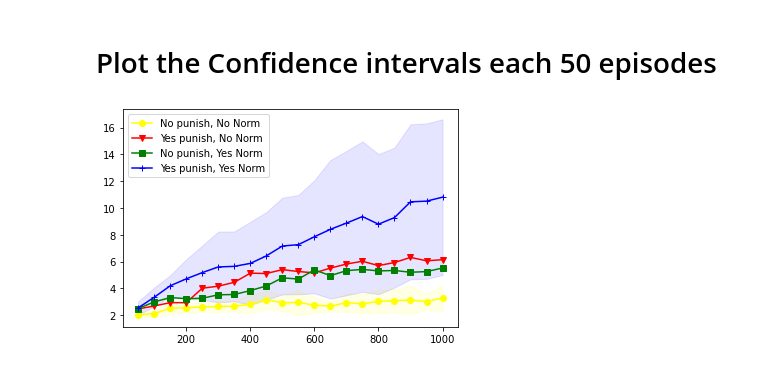
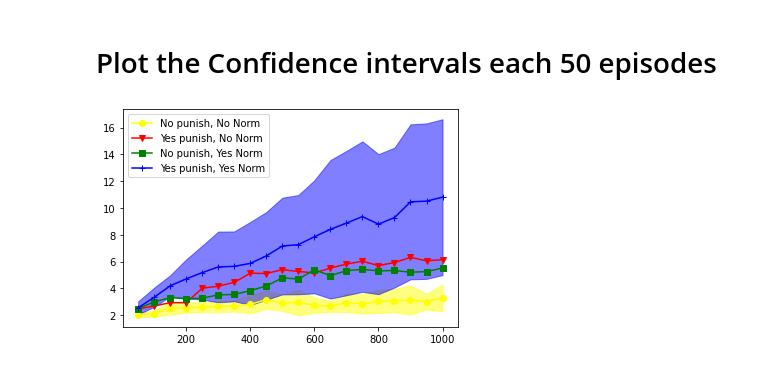
Before and after one commit to fahernandez/RL-Project-BreakDown, a Jupyter notebook: analysis.ipynb, the cells around one changed output. Cells and saved outputs as stored; diff of their text form; code cells hidden in the pictures.

```diff
--- a/analysis.ipynb
+++ b/analysis.ipynb
@@ -153,23 +153,23 @@ result_ci.tail()
 # %%
 # Plot the sinus function
 exp1 = result_ci.loc[result_ci['experiment']==1]
 exp2 = result_ci.loc[result_ci['experiment']==2]
 exp3 = result_ci.loc[result_ci['experiment']==3]
 exp4 = result_ci.loc[result_ci['experiment']==4]
 
 plt.plot(exp1['percentile'], exp1['mean'], c='yellow', marker='o', label='No punish, No Norm')
-plt.fill_between([i for i in exp1['percentile']], [i for i in exp1['ci95_lo']], [i for i in exp1['ci95_hi']], color='yellow', alpha=.1)
+plt.fill_between([i for i in exp1['percentile']], [i for i in exp1['ci95_lo']], [i for i in exp1['ci95_hi']], color='yellow', alpha=.5)
 
 plt.plot(exp2['percentile'], exp2['mean'], c='red', marker='v', label='Yes punish, No Norm')
 # plt.fill_between([i for i in exp2['percentile']], [i for i in exp2['ci95_lo']], [i for i in exp2['ci95_hi']], color='red', alpha=.1)
 
 plt.plot(exp3['percentile'], exp3['mean'], c='green', marker='s', label='No punish, Yes Norm')
 # plt.fill_between([i for i in exp3['percentile']], [i for i in exp3['ci95_lo']], [i for i in exp3['ci95_hi']], color='green', alpha=.1)
 
 plt.plot(exp4['percentile'], exp4['mean'], c='blue', marker='+', label='Yes punish, Yes Norm')
-plt.fill_between([i for i in exp4['percentile']], [i for i in exp4['ci95_lo']], [i for i in exp4['ci95_hi']], color='blue', alpha=.1)
+plt.fill_between([i for i in exp4['percentile']], [i for i in exp4['ci95_lo']], [i for i in exp4['ci95_hi']], color='blue', alpha=.5)
 
 plt.legend(loc='upper left')
 plt.show()
 # %% [output]
-[figure, old version]
+[figure, new version]
```
